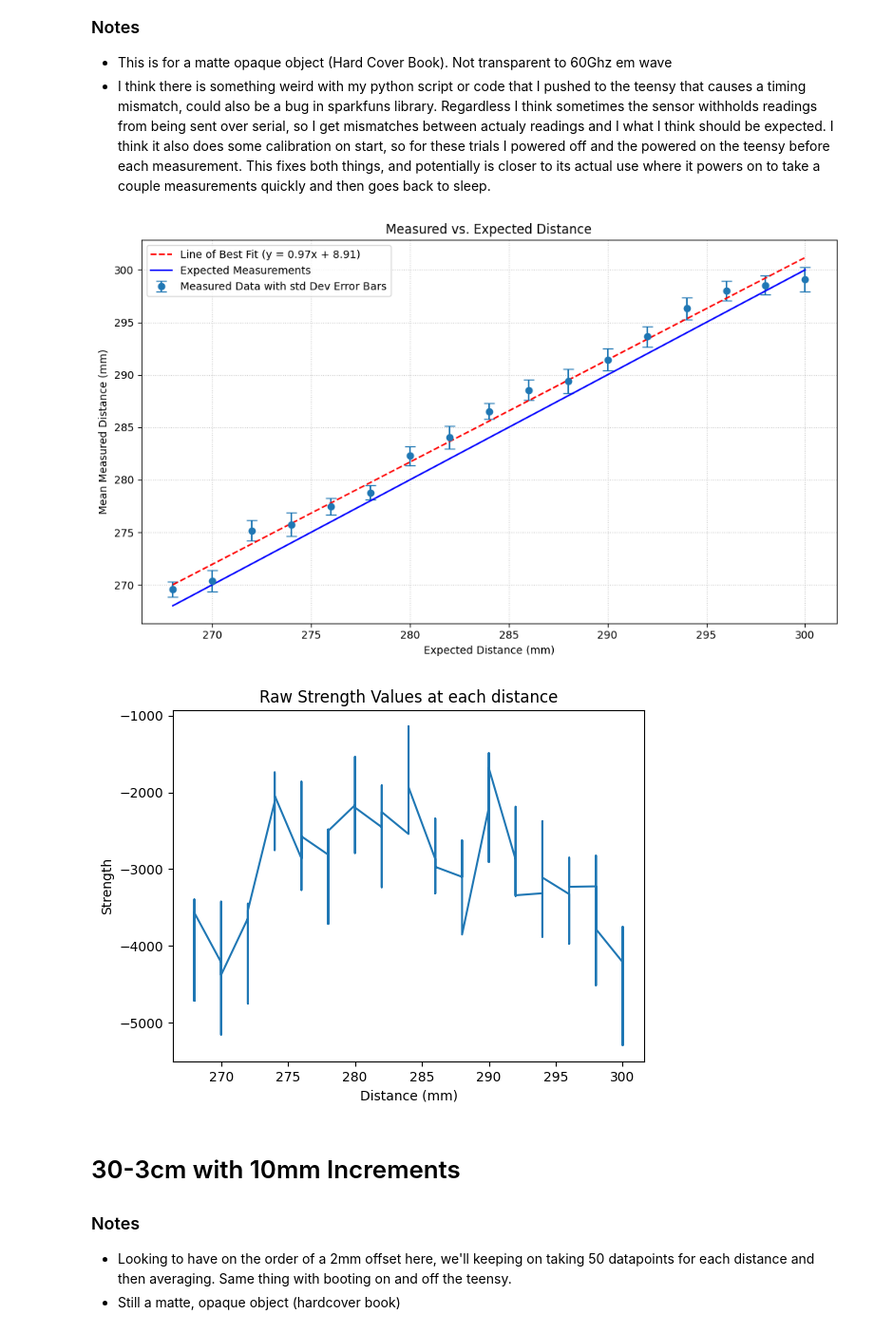
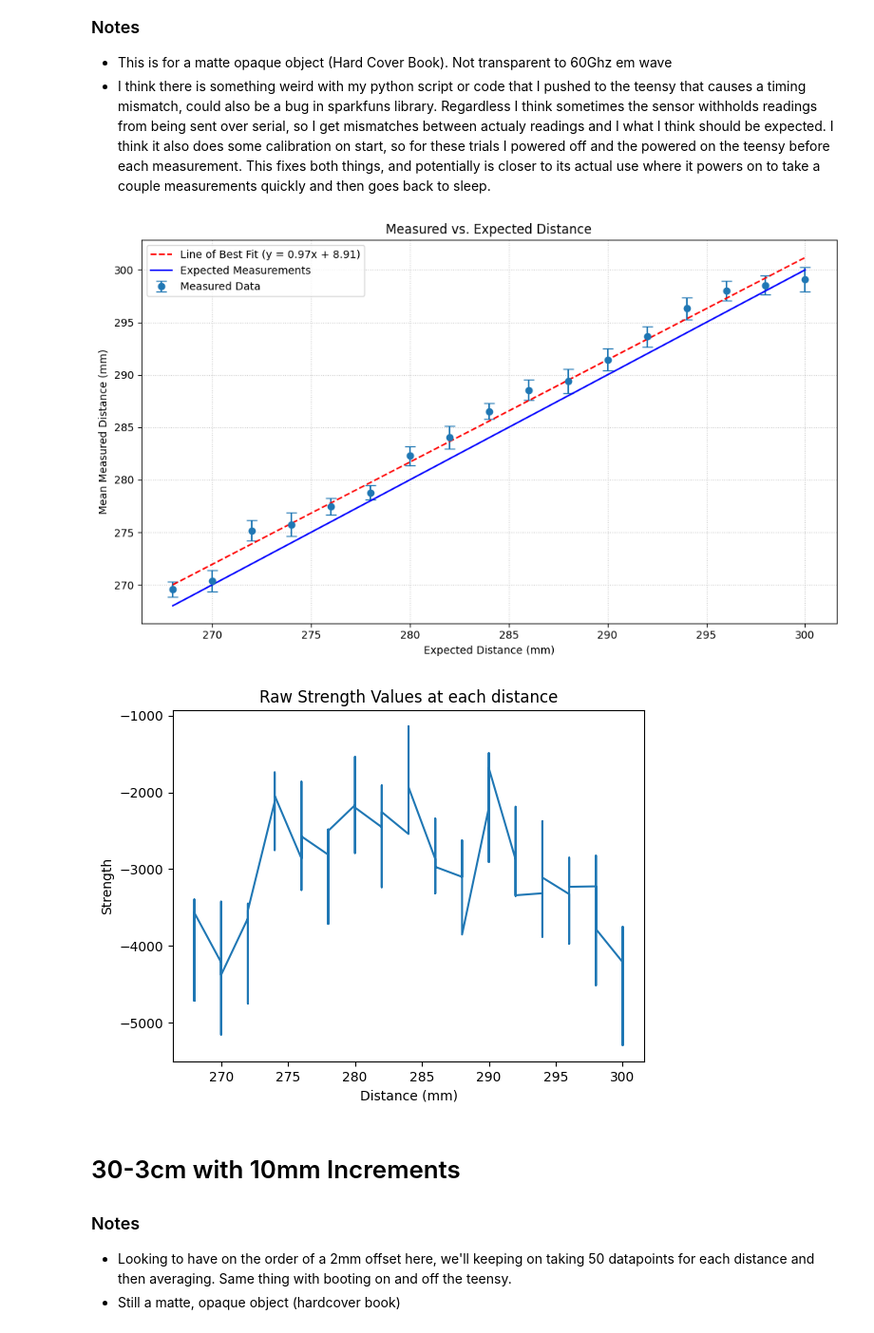
Before and after one commit to ctebow/a121-Benchmarking, a Jupyter notebook: data_analysis/analysis.ipynb, the cells around one changed output. Shown at 95% size. Drawn from its saved outputs; the diff is of its cells as text; code cells hidden in the pictures.

```diff
--- a/data_analysis/analysis.ipynb
+++ b/data_analysis/analysis.ipynb
@@ -69,8 +69,12 @@ plt.show()
 # %%
 
 # Data
-def plot_with_error(df):
+def plot_with_error(df, upper_bound=None, lower_bound=None):
     df = df[df["resgister"] == 0]
+    if upper_bound:
+        df = df[df["reading"] < upper_bound]
+    if lower_bound:
+        df = df[df["reading"] > lower_bound]
     average_distances = df.groupby("trialNum")["reading"].mean()
     average_strengths = df.groupby("trialNum")["strength"].mean()
     expected = df.groupby("trialNum")["expected"].mean()
@@ -92,39 +96,39 @@ def plot_with_error(df):
         df_summary['std'],
         fmt="o",
         capsize=5,
-        label='Measured Data with std Dev Error Bars'
+        label='Measured Data'
     )
     plt.plot(
         df_summary['expected'],
         regression_line,
         color='red',
         linestyle='--',
         label=f'Line of Best Fit (y = {slope:.2f}x + {intercept:.2f})'
     )
     plt.plot(
         df_summary['expected'],
         df_summary['expected'],
         color='blue',
         label="Expected Measurements"
     )
     plt.title('Measured vs. Expected Distance')
     plt.xlabel('Expected Distance (mm)')
     plt.ylabel('Mean Measured Distance (mm)')
     plt.grid(True, linestyle=':', alpha=0.7) # Add a subtle grid
     plt.legend()
     plt.tight_layout()
     plt.show()
 df = csv_to_dataframe("data/30-28cm_2mm_increment.csv")
 plot_with_error(df)
 
 plt.figure()
 plt.plot(df["expected"], df["strength"])
 plt.xlabel("Distance (mm)")
 plt.ylabel("Strength")
 plt.title("Raw Strength Values at each distance")
 plt.show()
 # %% [output]
-[figure, old version]
+[figure, new version]
 [figure]
 # %% [markdown]
 # 30-3cm with 10mm Increments
```
Also changed, not shown: parts of 2 cells of this notebook, 5 other files.
